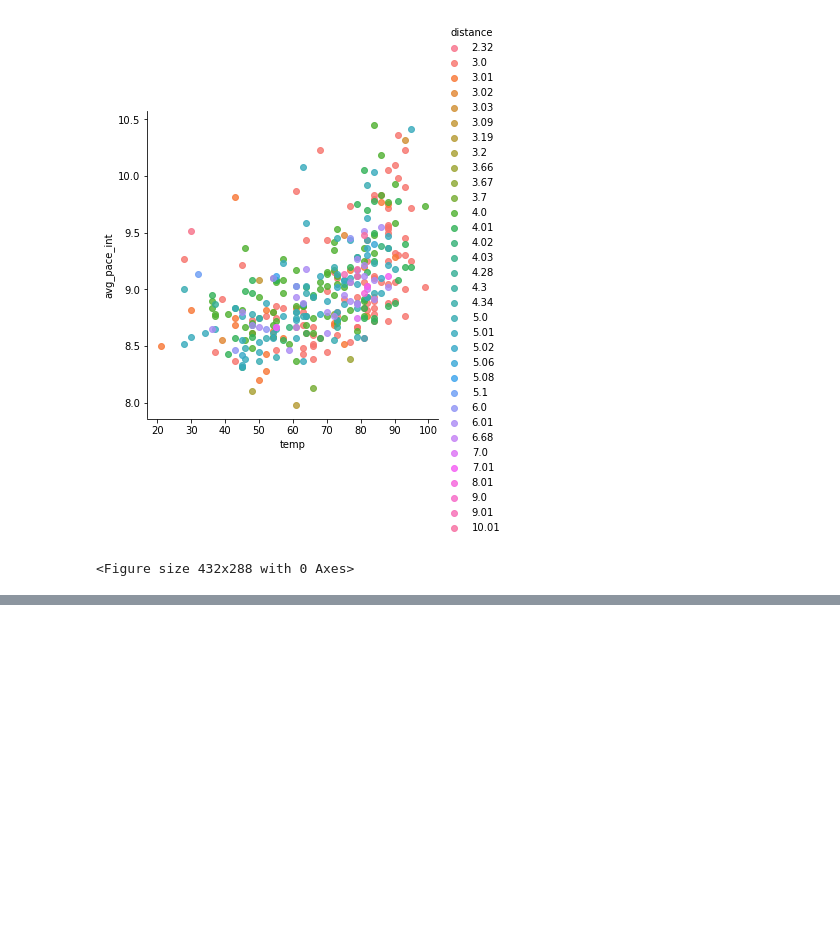
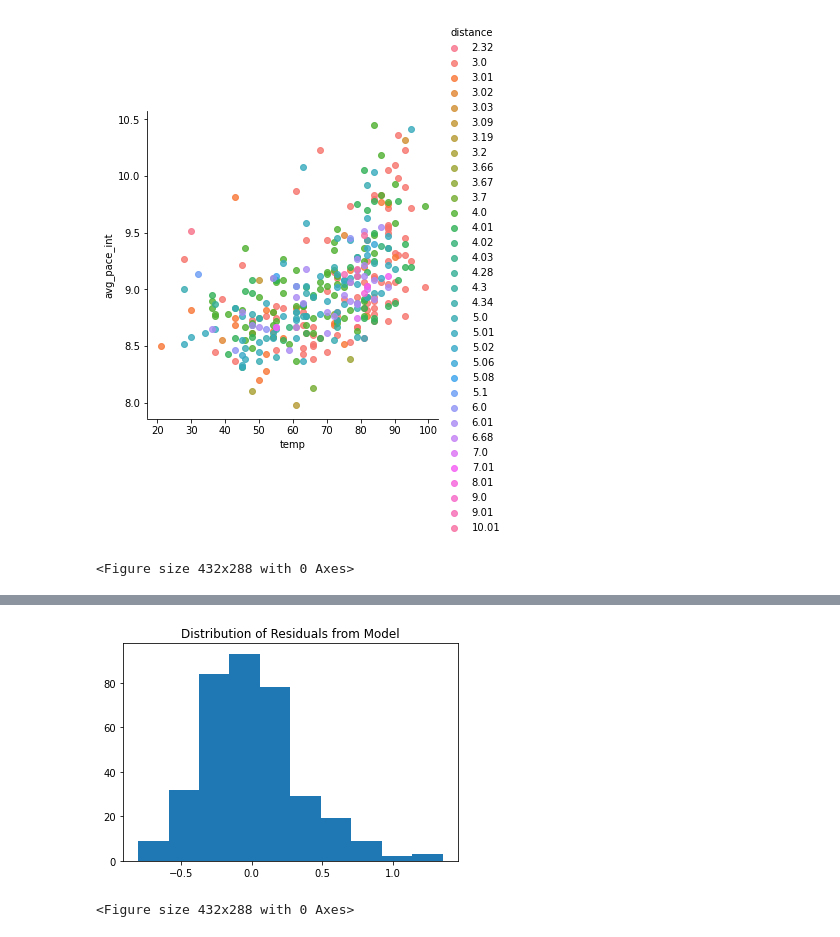
Before and after one commit to bethharvey/Inference-Final-Project, a Jupyter notebook: Inference Final Project.ipynb, the cells around one changed output, grey strips where cells are left out. Cells and saved outputs as stored; diff of their text form; code cells hidden in the pictures; blank space fills up the shorter version.

```diff
--- a/Inference Final Project.ipynb
+++ b/Inference Final Project.ipynb
@@ -427,0 +445,13 @@ plt.clf()
+# %%
+# Calculate fitted values and residuals
+fitted_values = model.predict(activities_reg)
+residuals = activities_reg.avg_pace_int - fitted_values
+# %%
+# Check normality assumption
+plt.hist(residuals)
+plt.title('Distribution of Residuals from Model')
+plt.show()
+plt.clf()
+# %% [output]
+[figure, added]
+<Figure size 432x288 with 0 Axes>
```
Also changed, not shown: parts of 6 cells of this notebook.
